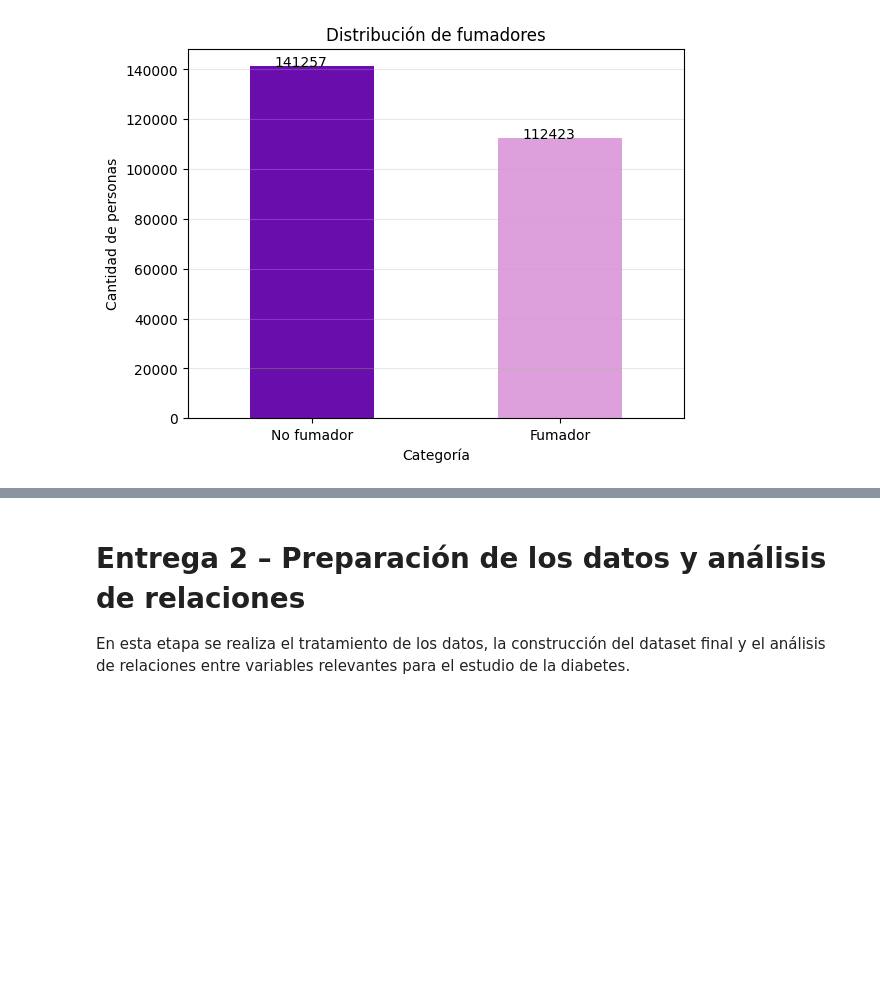
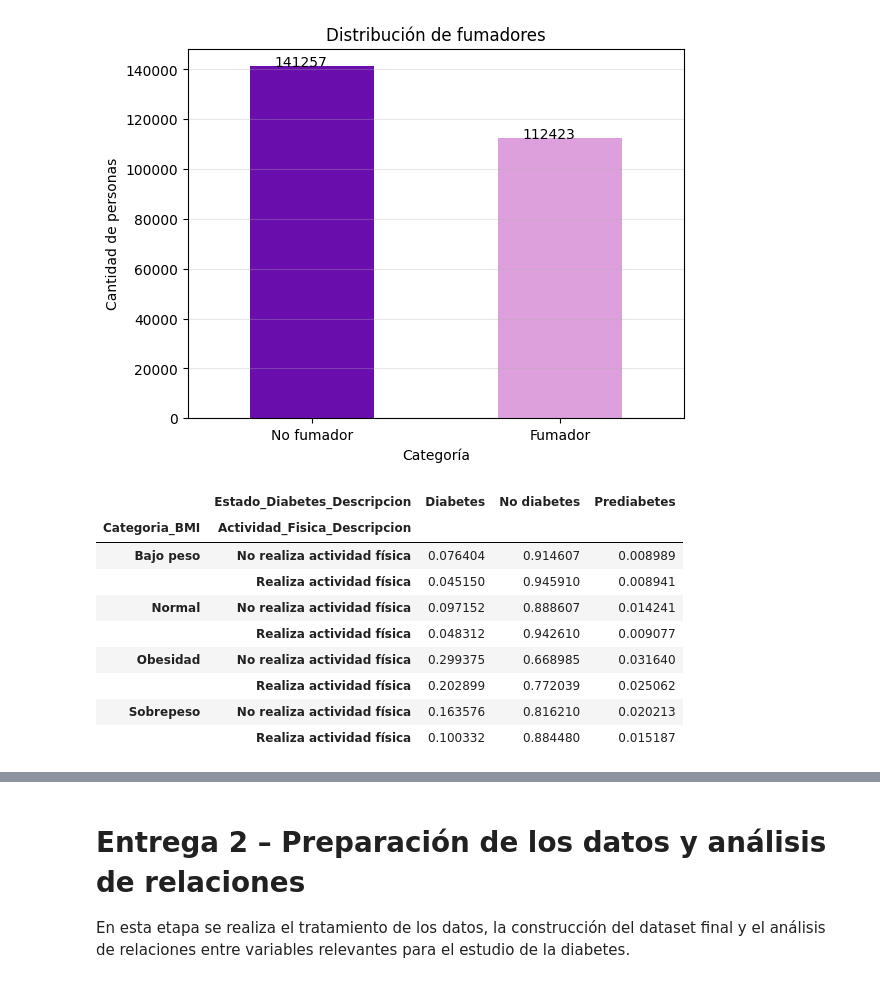
Before and after one commit to emirobles/ISPC-Mineria_de_datos-2026, a Jupyter notebook: Analisis_Diabetes.ipynb, the cells around one changed output, grey strips where cells are left out. Saved outputs shown, nothing was run; the diff lists cells and outputs as text; code cells hidden in the pictures; blank space fills up the shorter version.

```diff
--- a/Analisis_Diabetes.ipynb
+++ b/Analisis_Diabetes.ipynb
@@ -221,3 +221,26 @@ for i in ax.patches:
 plt.show()
 # %% [output]
 [figure]
+# %%
+# ==============================
+# 9. ANÁLISIS MULTIVARIADO
+# ==============================
+
+tabla_multi = pd.crosstab(
+    [df_final["Categoria_BMI"], df_final["Actividad_Fisica_Descripcion"]],
+    df_final["Estado_Diabetes_Descripcion"],
+    normalize="index"
+)
+
+tabla_multi
+# %% [output]
+|  | Estado_Diabetes_Descripcion | Diabetes | No diabetes | Prediabetes |
+| Categoria_BMI | Actividad_Fisica_Descripcion |  |  |  |
+| Bajo peso | No realiza actividad física | 0.076404 | 0.914607 | 0.008989 |
+|  | Realiza actividad física | 0.045150 | 0.945910 | 0.008941 |
+| Normal | No realiza actividad física | 0.097152 | 0.888607 | 0.014241 |
+|  | Realiza actividad física | 0.048312 | 0.942610 | 0.009077 |
+| Obesidad | No realiza actividad física | 0.299375 | 0.668985 | 0.031640 |
+|  | Realiza actividad física | 0.202899 | 0.772039 | 0.025062 |
+| Sobrepeso | No realiza actividad física | 0.163576 | 0.816210 | 0.020213 |
+|  | Realiza actividad física | 0.100332 | 0.884480 | 0.015187 |
```
Also changed, not shown: parts of 1 cell of this notebook.
